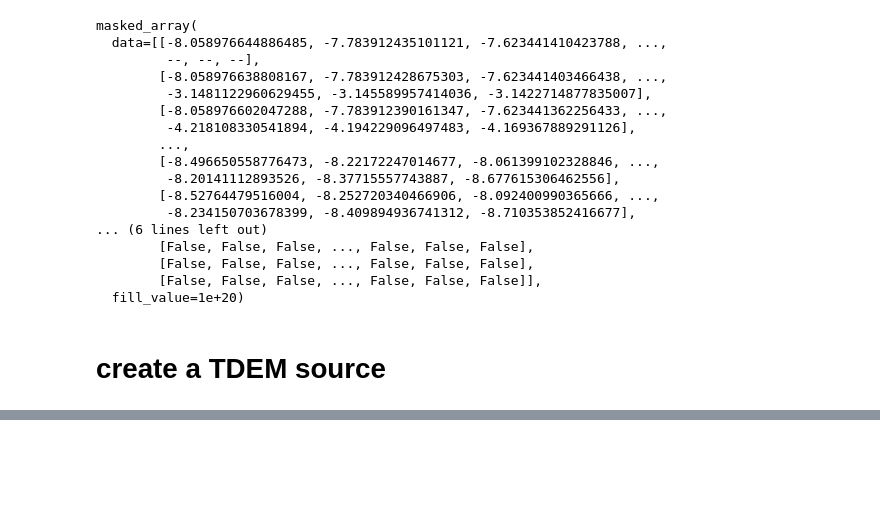
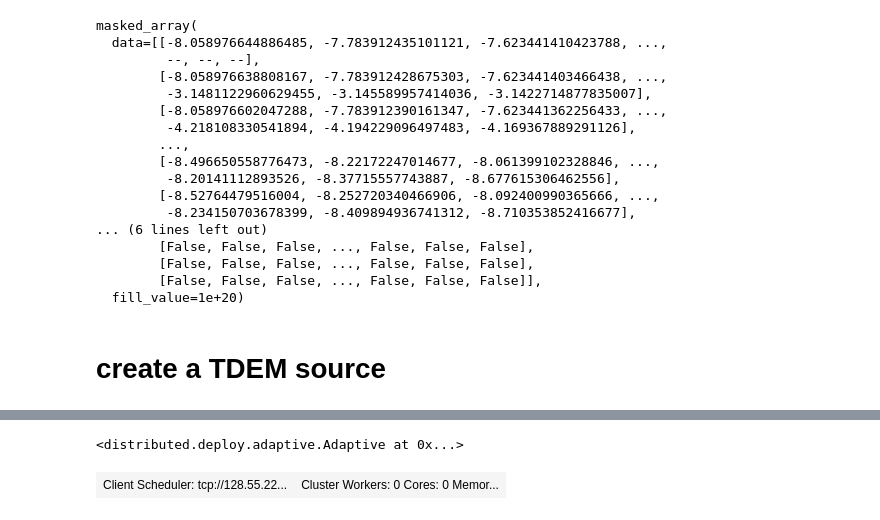
Before and after one commit to lheagy/heagy-2019-casing-ml, a Jupyter notebook: notebooks/TDEM_current_plots_src_term.ipynb, the cells around one changed output, grey strips where cells are left out. Saved outputs shown, nothing was run; the diff lists cells and outputs as text; code cells hidden in the pictures; blank space fills up the shorter version.

```diff
--- a/notebooks/TDEM_current_plots_src_term.ipynb
+++ b/notebooks/TDEM_current_plots_src_term.ipynb
@@ -1114,3 +1178,11 @@ sim_discrepancy = tdem.Problem3D_j(
+# %%
+cluster.adapt(1)
+# %% [output]
+<distributed.deploy.adaptive.Adaptive at 0x...>
+# %%
+client
+# %% [output]
+| Client Scheduler: tcp://128.55.22... | Cluster Workers: 0 Cores: 0 Memor... |
 # %%
 f_discrepancy = {}
 
```
Also changed, not shown: parts of 20 cells of this notebook, 1 other file.
